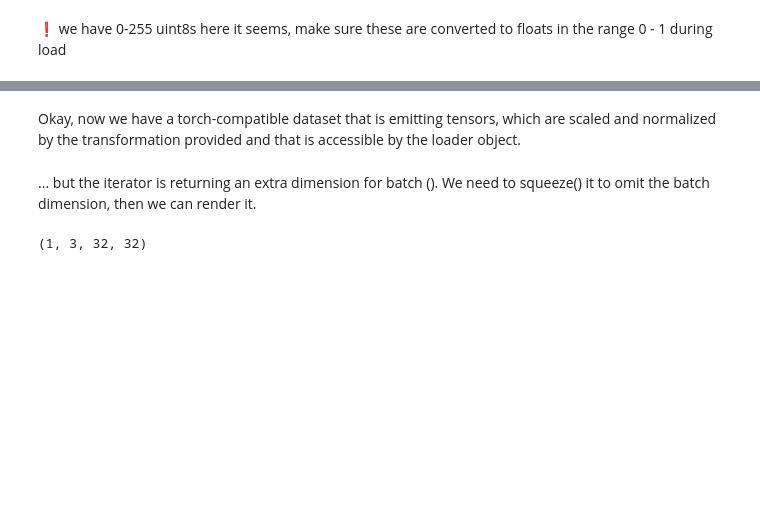
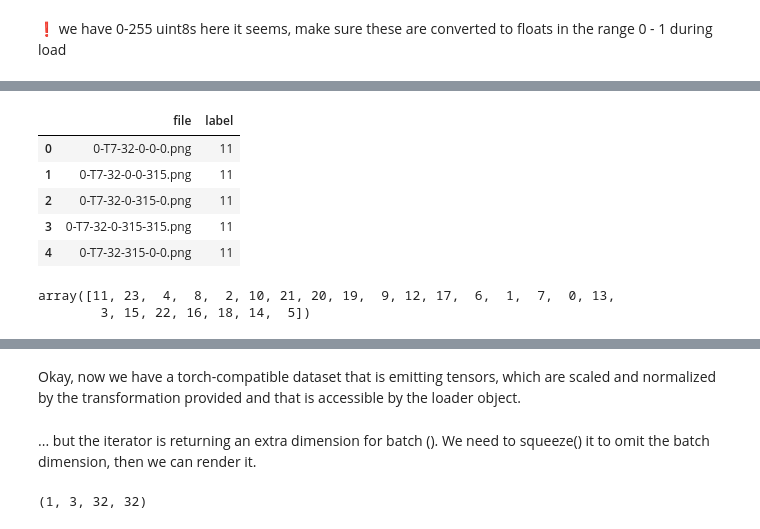
Before and after one commit to auto-d/shaperx, a Jupyter notebook: experimentation.ipynb, the cells around one changed output, grey strips where cells are left out. Cells and saved outputs as stored; diff of their text form; code cells hidden in the pictures; blank space fills up the shorter version.

```diff
--- a/experimentation.ipynb
+++ b/experimentation.ipynb
@@ -1223,3 +1193,3 @@ annotations.head(len(annotations))
 # %%
-annotations_file = 'experiments/5/annotations.csv'
-annotations.to_csv(annotations_file, index=False)
+annotations_file = 'experiments/82/train.csv'
+annotations = pd.read_csv(annotations_file)
@@ -1246,2 +1196,16 @@ file,label
+# %%
+annotations.head()
+# %% [output]
+|  | file | label |
+| 0 | 0-T7-32-0-0-0.png | 11 |
+| 1 | 0-T7-32-0-0-315.png | 11 |
+| 2 | 0-T7-32-0-315-0.png | 11 |
+| 3 | 0-T7-32-0-315-315.png | 11 |
+| 4 | 0-T7-32-315-0-0.png | 11 |
+# %%
+annotations.label.unique()
+# %% [output]
+array([11, 23,  4,  8,  2, 10, 21, 20, 19,  9, 12, 17,  6,  1,  7,  0, 13,
+        3, 15, 22, 16, 18, 14,  5])
 # %%
 # Our dataset class creates a uint8 tensor on load, we need to convert to float and normalize
```
Also changed, not shown: parts of 33 cells of this notebook, 6 other files.
